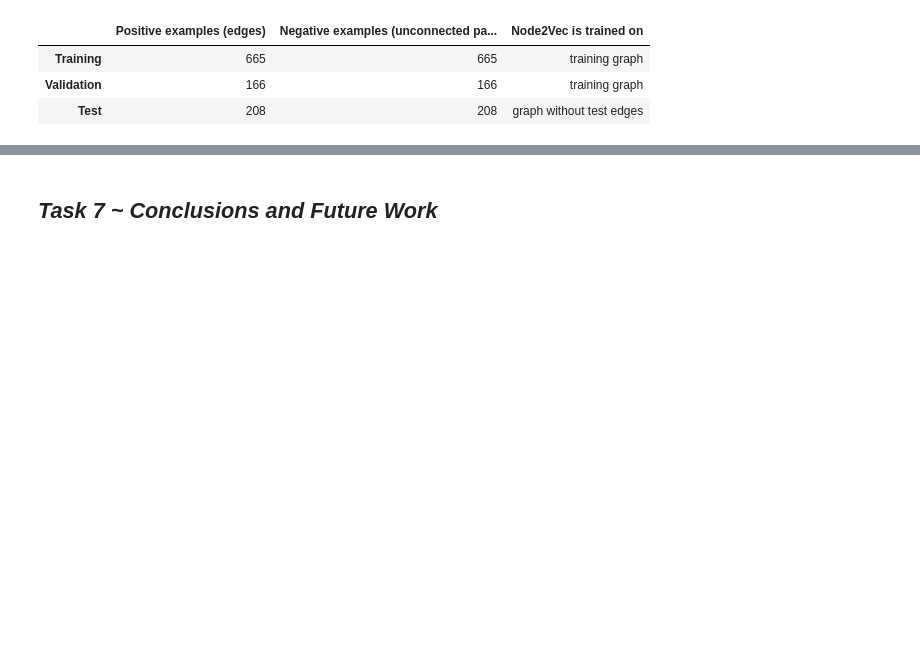
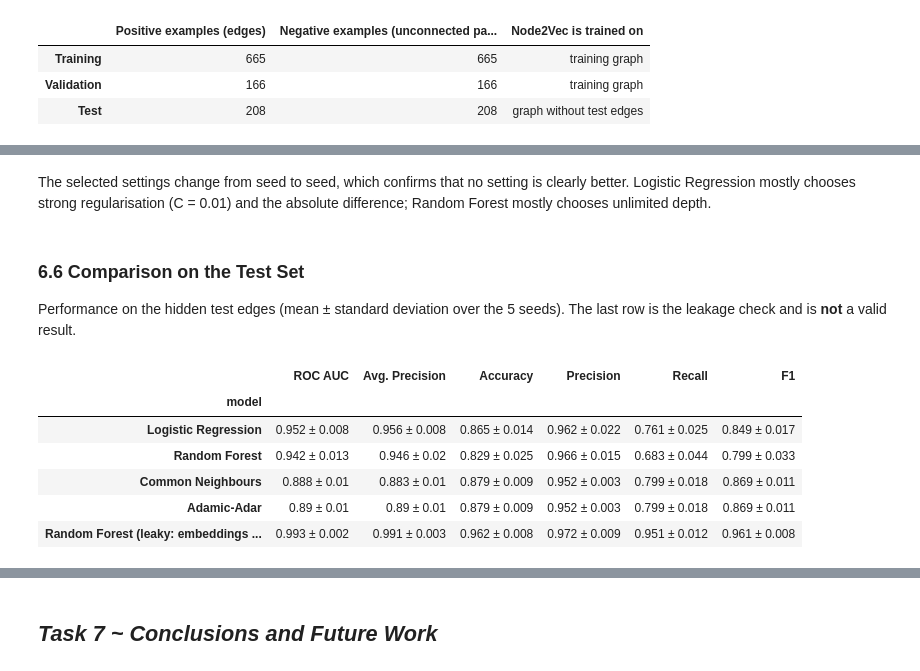
Before and after one commit to gmzonder/Enhancing-Amazon-Recommendation-With-Graph, a Jupyter notebook: Enhancing Amazon Recommendation with Graph DM.ipynb, the cells around one changed output, grey strips where cells are left out. Drawn from its saved outputs; the diff is of its cells as text; code cells hidden in the pictures; blank space fills up the shorter version.

```diff
--- a/Enhancing Amazon Recommendation with Graph DM.ipynb
+++ b/Enhancing Amazon Recommendation with Graph DM.ipynb
@@ -880,0 +955,21 @@ The random forest model is chosen as the final model for predicting co-purchases
+# %% [markdown]
+The selected settings change from seed to seed, which confirms that no setting is clearly better. Logistic Regression mostly chooses strong regularisation (C = 0.01) and the absolute difference; Random Forest mostly chooses unlimited depth.
+# %% [markdown]
+### 6.6 Comparison on the Test Set
+
+Performance on the hidden test edges (mean ± standard deviation over the 5 seeds). The last row is the leakage check and is **not** a valid result.
+# %%
+metrics = ['ROC AUC', 'Avg. Precision', 'Accuracy', 'Precision', 'Recall', 'F1']
+model_order = ['Logistic Regression', 'Random Forest', 'Common Neighbours', 'Adamic-Adar', LEAKY_LABEL]
+mean = test_results.groupby('model')[metrics].mean().loc[model_order]
+std = test_results.groupby('model')[metrics].std().loc[model_order]
+performance_df = mean.round(3).astype(str) + ' ± ' + std.round(3).astype(str)
+performance_df
+# %% [output]
+|  | ROC AUC | Avg. Precision | Accuracy | Precision | Recall | F1 |
+| model |  |  |  |  |  |  |
+| Logistic Regression | 0.952 ± 0.008 | 0.956 ± 0.008 | 0.865 ± 0.014 | 0.962 ± 0.022 | 0.761 ± 0.025 | 0.849 ± 0.017 |
+| Random Forest | 0.942 ± 0.013 | 0.946 ± 0.02 | 0.829 ± 0.025 | 0.966 ± 0.015 | 0.683 ± 0.044 | 0.799 ± 0.033 |
+| Common Neighbours | 0.888 ± 0.01 | 0.883 ± 0.01 | 0.879 ± 0.009 | 0.952 ± 0.003 | 0.799 ± 0.018 | 0.869 ± 0.011 |
+| Adamic-Adar | 0.89 ± 0.01 | 0.89 ± 0.01 | 0.879 ± 0.009 | 0.952 ± 0.003 | 0.799 ± 0.018 | 0.869 ± 0.011 |
+| Random Forest (leaky: embeddings ... | 0.993 ± 0.002 | 0.991 ± 0.003 | 0.962 ± 0.008 | 0.972 ± 0.009 | 0.951 ± 0.012 | 0.961 ± 0.008 |
```
Also changed, not shown: parts of 35 cells of this notebook, 1 other file.
